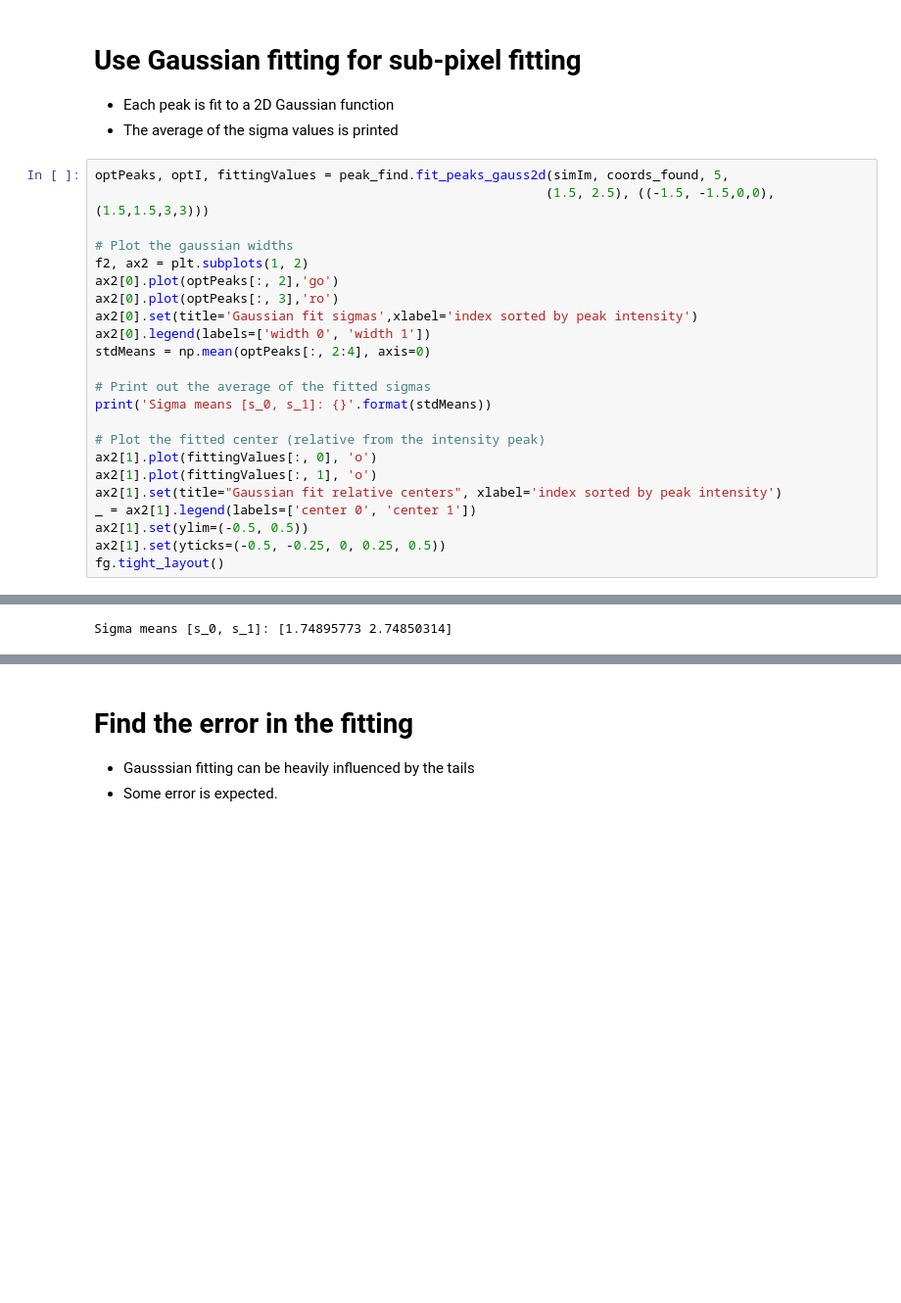
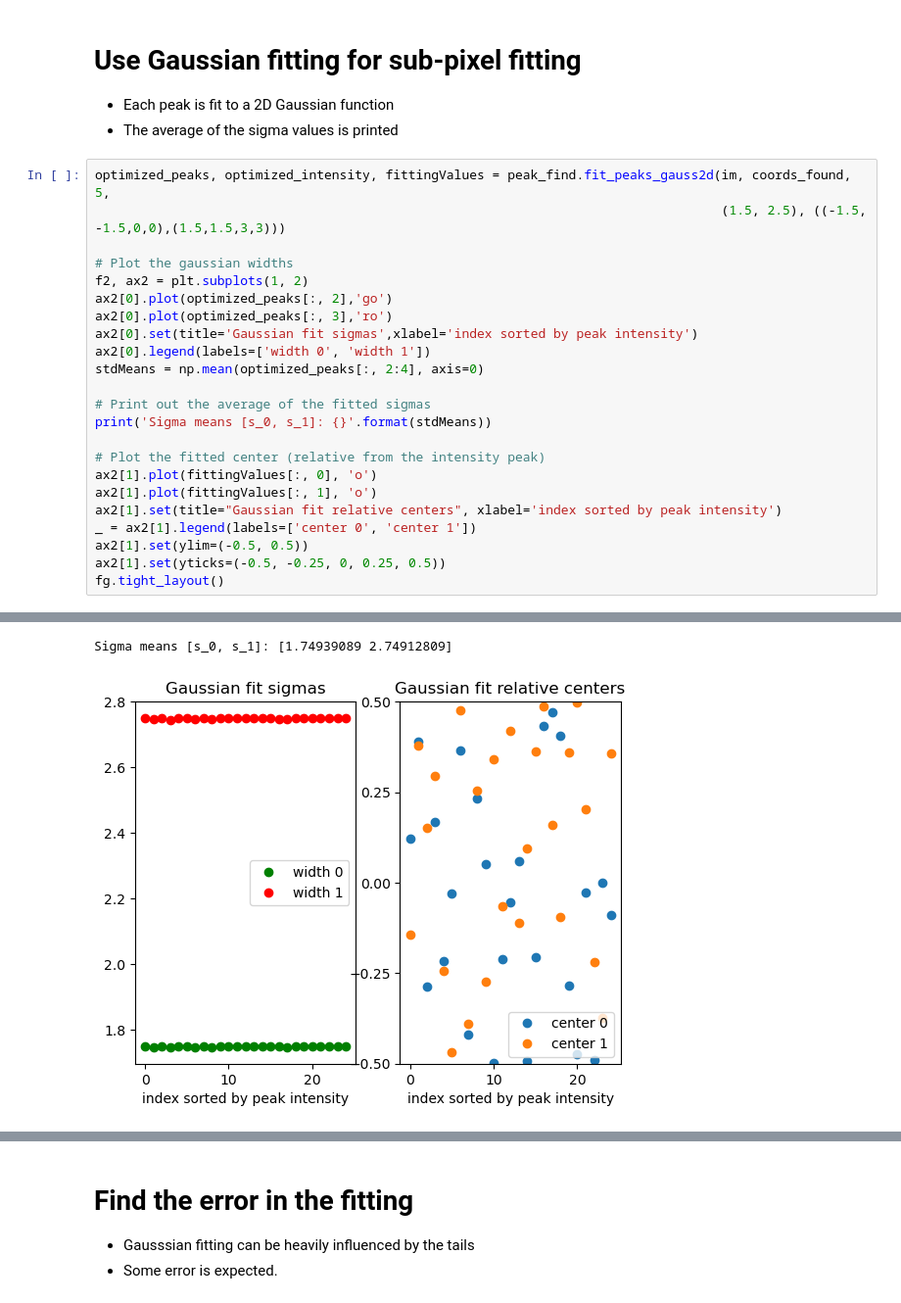
Before and after one commit to ercius/openNCEM, a Jupyter notebook: ncempy/notebooks/example_peak_find.ipynb, the cells around one changed output, grey strips where cells are left out. Shown at 98% size. Drawn from its saved outputs; the diff is of its cells as text; blank space fills up the shorter version.

```diff
--- a/ncempy/notebooks/example_peak_find.ipynb
+++ b/ncempy/notebooks/example_peak_find.ipynb
@@ -57,16 +55,16 @@ _ = ax.scatter(coords_found[:,1],coords_found[:,0],c='r',marker='x')
  - Each peak is fit to a 2D Gaussian function
  - The average of the sigma values is printed
 # %%
-optPeaks, optI, fittingValues = peak_find.fit_peaks_gauss2d(simIm, coords_found, 5,
-                                                           (1.5, 2.5), ((-1.5, -1.5,0,0),(1.5,1.5,3,3)))
+optimized_peaks, optimized_intensity, fittingValues = peak_find.fit_peaks_gauss2d(im, coords_found, 5,
+                                                                                  (1.5, 2.5), ((-1.5, -1.5,0,0),(1.5,1.5,3,3)))
 
 # Plot the gaussian widths
 f2, ax2 = plt.subplots(1, 2)
-ax2[0].plot(optPeaks[:, 2],'go')
-ax2[0].plot(optPeaks[:, 3],'ro')
+ax2[0].plot(optimized_peaks[:, 2],'go')
+ax2[0].plot(optimized_peaks[:, 3],'ro')
 ax2[0].set(title='Gaussian fit sigmas',xlabel='index sorted by peak intensity')
 ax2[0].legend(labels=['width 0', 'width 1'])
-stdMeans = np.mean(optPeaks[:, 2:4], axis=0)
+stdMeans = np.mean(optimized_peaks[:, 2:4], axis=0)
 
 # Print out the average of the fitted sigmas
 print('Sigma means [s_0, s_1]: {}'.format(stdMeans))
@@ -85,3 +81,4 @@ fg.tight_layout()
-Sigma means [s_0, s_1]: [1.74895773 2.74850314]
+Sigma means [s_0, s_1]: [1.74939089 2.74912809]
+[figure, added]
 # %% [markdown]
 # Plot to compare the known and fitted coordinates
```
Also changed, not shown: parts of 11 cells of this notebook.
